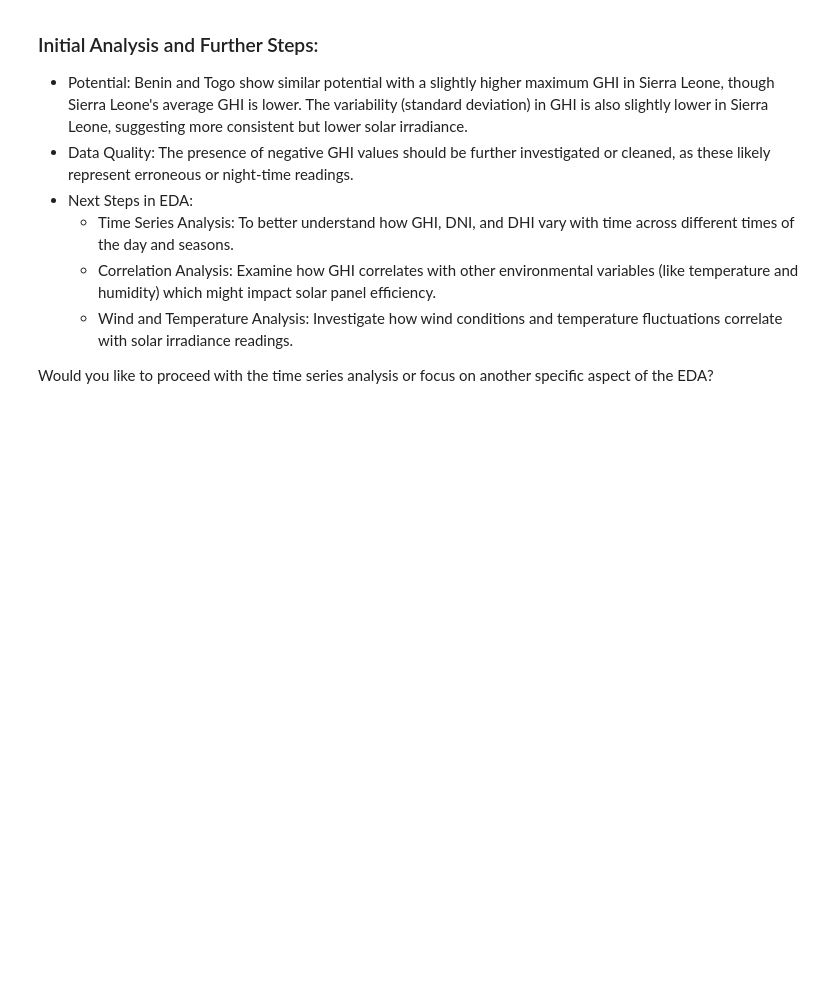
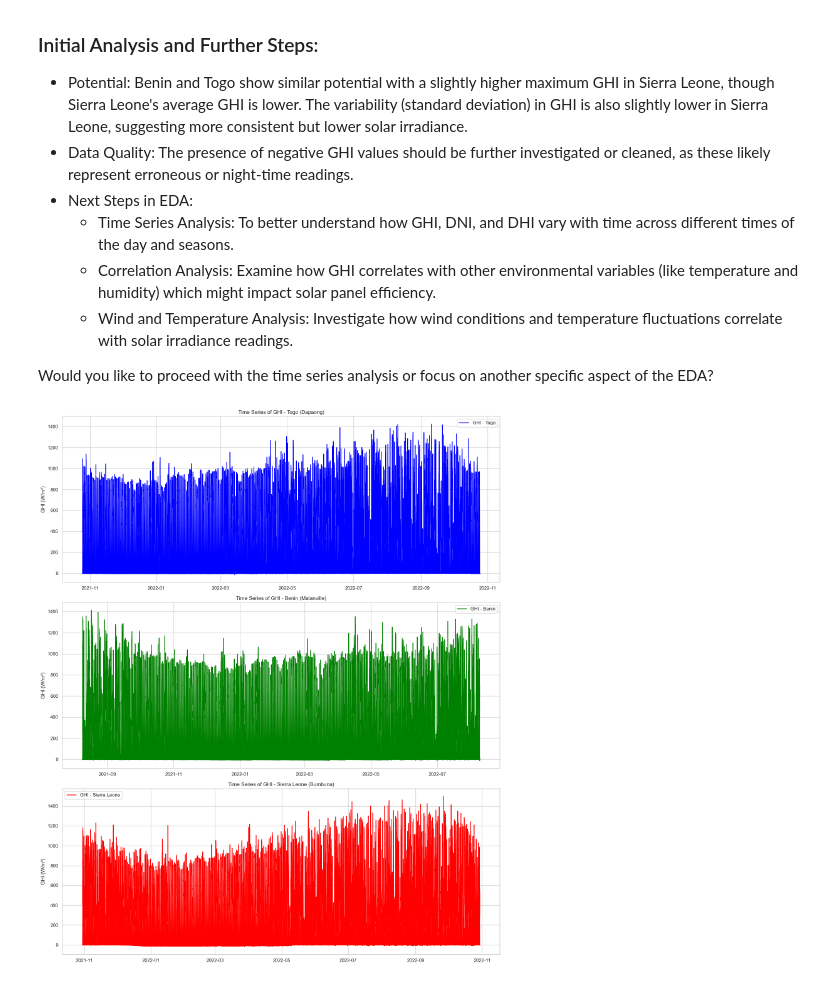
Before and after one commit to Naod-Mergiya/10_ACADEMY, a Jupyter notebook: EDA.ipynb, the cells around one changed output. Saved outputs shown, nothing was run; the diff lists cells and outputs as text; code cells hidden in the pictures; blank space fills up the shorter version.

```diff
--- a/EDA.ipynb
+++ b/EDA.ipynb
@@ -265,6 +265,34 @@ The histograms and summary statistics for the GHI (Global Horizontal Irradiance)
   - Wind and Temperature Analysis: Investigate how wind conditions and temperature fluctuations correlate with solar irradiance readings.
 
 Would you like to proceed with the time series analysis or focus on another specific aspect of the EDA?
+# %%
+# Convert 'Timestamp' from string to datetime for plotting
+data_togo['Timestamp'] = pd.to_datetime(data_togo['Timestamp'])
+data_benin['Timestamp'] = pd.to_datetime(data_benin['Timestamp'])
+data_sierra_leone['Timestamp'] = pd.to_datetime(data_sierra_leone['Timestamp'])
+
+# Creating time series plots for GHI
+fig, ax = plt.subplots(3, 1, figsize=(15, 18))
+
+ax[0].plot(data_togo['Timestamp'], data_togo['GHI'], label='GHI - Togo', color='blue')
+ax[0].set_title('Time Series of GHI - Togo (Dapaong)')
+ax[0].set_ylabel('GHI (W/m²)')
+ax[0].legend()
+
+ax[1].plot(data_benin['Timestamp'], data_benin['GHI'], label='GHI - Benin', color='green')
+ax[1].set_title('Time Series of GHI - Benin (Malanville)')
+ax[1].set_ylabel('GHI (W/m²)')
+ax[1].legend()
+
+ax[2].plot(data_sierra_leone['Timestamp'], data_sierra_leone['GHI'], label='GHI - Sierra Leone', color='red')
+ax[2].set_title('Time Series of GHI - Sierra Leone (Bumbuna)')
+ax[2].set_ylabel('GHI (W/m²)')
+ax[2].legend()
+
+plt.tight_layout()
+plt.show()
+# %% [output]
+[figure, added]
 # %%
 import matplotlib.pyplot as plt
 import seaborn as sns
```
Also changed, not shown: parts of 3 cells of this notebook.
